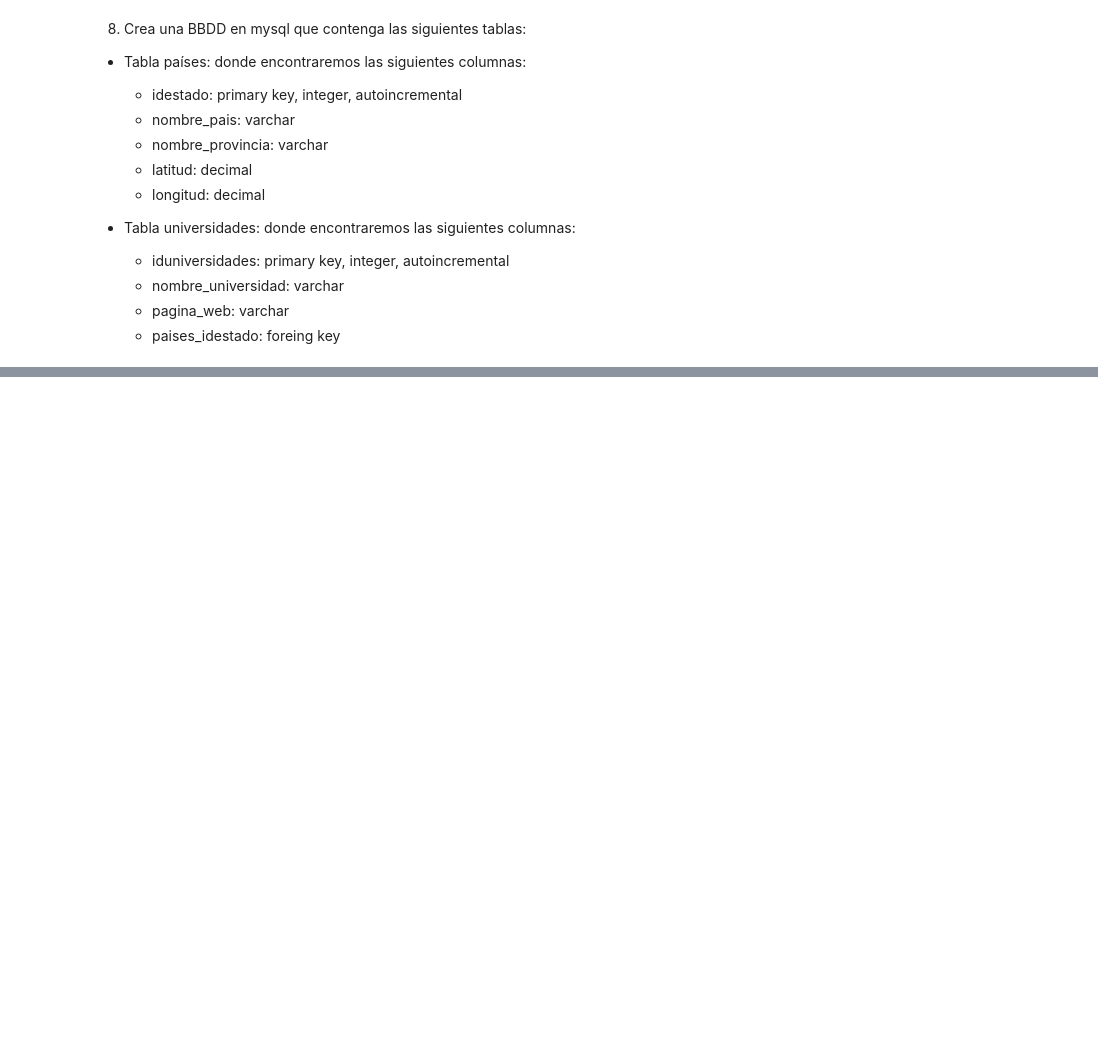
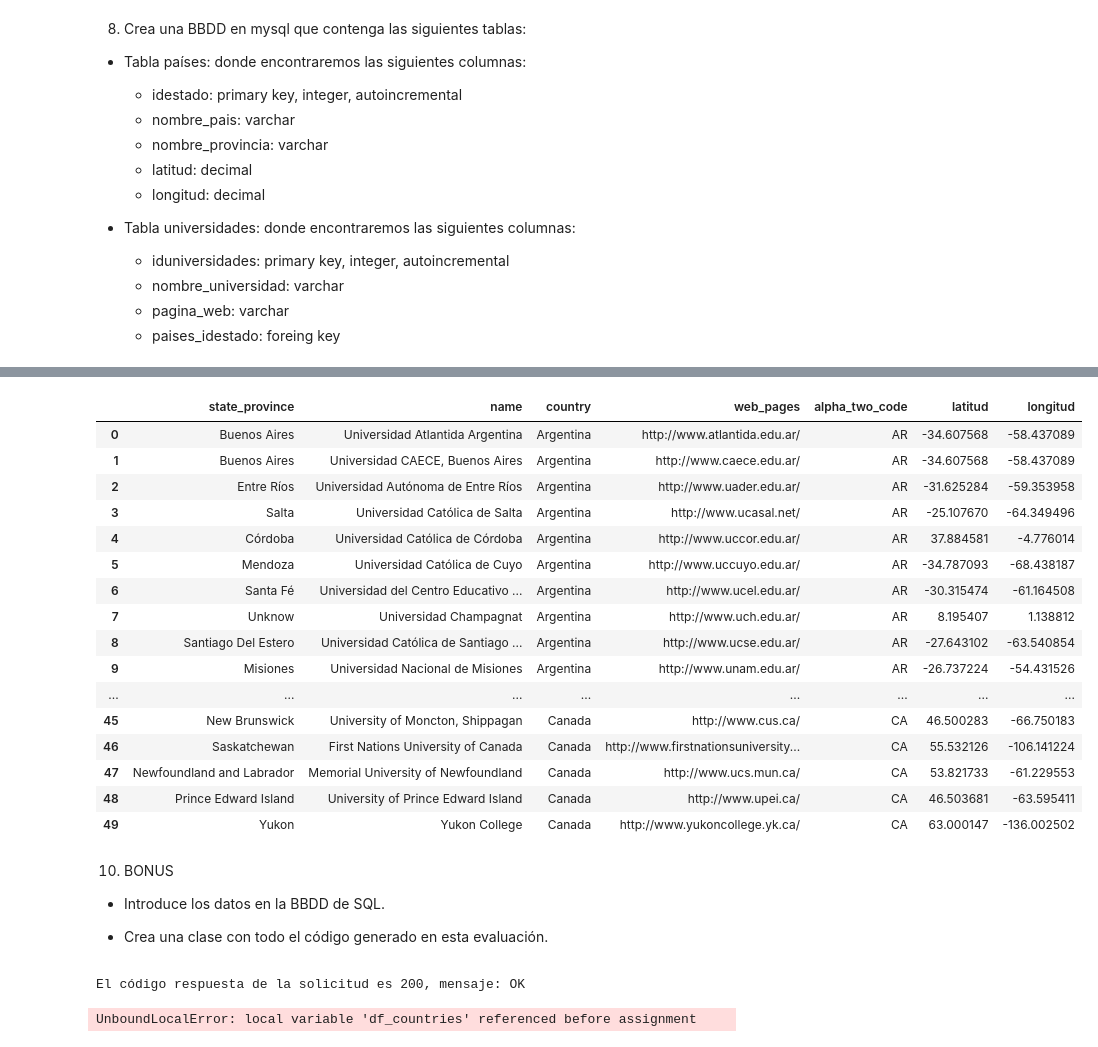
Before and after one commit to Adalab/DA-promoD-mod2-sprint2-Estibaliz, a Jupyter notebook: notebooks/evaluacion2-modulo2.ipynb, the cells around one changed output, grey strips where cells are left out. Saved outputs shown, nothing was run; the diff lists cells and outputs as text; code cells hidden in the pictures; blank space fills up the shorter version.

```diff
--- a/evaluacion2-modulo2.ipynb
+++ b/notebooks/evaluacion2-modulo2.ipynb
@@ -432,0 +617,6 @@ Una vez que tengáis los datos del ejercicio anterior en un dataframe, unidlo co
+# %%
+def explotar(df, columna):
+        df = df.explode(columna)
+        return df
+# %%
+df_unificado = explotar(df_unificado, 'web_pages')
@@ -432,0 +640,59 @@ Una vez que tengáis los datos del ejercicio anterior en un dataframe, unidlo co
+# %%
+def mapa(df, columna, diccionario):
+
+    df[columna] = df[columna].map(diccionario, na_action="ignore")
+
+    provincias = list(df[columna].unique())
+    latitud = []
+    longitud = []
+
+    for i in provincias:
+                geolocator = Nominatim(user_agent= 'Esti')
+                location = geolocator.geocode(i)
+                latitud.append(location.latitude)
+                longitud.append(location.longitude)
+
+    diccionario_datos = {'state_province':provincias, 'latitud':latitud, 'longitud':longitud}
+    df_coordenadas = pd.DataFrame(diccionario_datos)
+
+    df_unificado = df.merge(df_coordenadas, how='inner')
+
+    return df_unificado
+# %%
+dicc4 = {'Buenos Aires':'Buenos Aires', 'Ciudad Autónoma de Buenos Aires':'Buenos Aires',
+       'Entre Ríos':'Entre Ríos', 'Salta':'Salta', 'Córdoba':'Córdoba', 'Mendoza':'Mendoza',
+       'Santa Fé':'Santa Fé', 'Santiago Del Estero':'Santiago Del Estero','Misiones':'Misiones',
+       'Catamarca':'Catamarca', 'Formosa':'Formosa', 'Jujuy':'Jujuy','La Rioja':'La Rioja', 'La Pampa':'La Pampa',
+       'San Juan':'San Juan', 'San Luis':'San Luis', 'Tucumán':'Tucumán', 'Unknow': 'Unknow',
+       'Pennsylvania':'Pennsylvania', 'NV':'Nevada', 'Iowa':'Iowa', 'VA': 'Virginia', 'TX':'Texas', 'Colorado':'Colorado',
+       'IN': 'Indianapolis', 'CA':'California', 'South Carolina':'South Carolina', 'Washington':'Washington', 'NY': 'New York', 'Texas':'Texas',
+       'ND': 'North Dakota','MI':'Michigan', 'Ohio':'Ohio', 'Florida':'Florida', 'California':'California', 'North Carolina':'North Carolina',
+       'Michigan':'Michigan', 'GA': 'Georgia', 'New York, NY':'New York', 'Quebec':'Quebec', 'Ontario':'Ontario', 'Nova Scotia':'Nova Scotia',
+       'British Columbia':'British Columbia', 'Alberta':'Alberta', 'Manitoba':'Manitoba', 'New Brunswick':'New Brunswick',
+       'Saskatchewan':'Saskatchewan', 'Newfoundland and Labrador':'Newfoundland and Labrador', 'Prince Edward Island':'Prince Edward Island', 'Yukon':'Yukon'}
+# %%
+mapa(df_unificado, 'state_province', dicc4)
+# %% [output]
+|  | state_province | name | country | web_pages | alpha_two_code | latitud | longitud |
+| 0 | Buenos Aires | Universidad Atlantida Argentina | Argentina | http://www.atlantida.edu.ar/ | AR | -34.607568 | -58.437089 |
+| 1 | Buenos Aires | Universidad CAECE, Buenos Aires | Argentina | http://www.caece.edu.ar/ | AR | -34.607568 | -58.437089 |
+| 2 | Entre Ríos | Universidad Autónoma de Entre Ríos | Argentina | http://www.uader.edu.ar/ | AR | -31.625284 | -59.353958 |
+| 3 | Salta | Universidad Católica de Salta | Argentina | http://www.ucasal.net/ | AR | -25.107670 | -64.349496 |
+| 4 | Córdoba | Universidad Católica de Córdoba | Argentina | http://www.uccor.edu.ar/ | AR | 37.884581 | -4.776014 |
+| 5 | Mendoza | Universidad Católica de Cuyo | Argentina | http://www.uccuyo.edu.ar/ | AR | -34.787093 | -68.438187 |
+| 6 | Santa Fé | Universidad del Centro Educativo ... | Argentina | http://www.ucel.edu.ar/ | AR | -30.315474 | -61.164508 |
+| 7 | Unknow | Universidad Champagnat | Argentina | http://www.uch.edu.ar/ | AR | 8.195407 | 1.138812 |
+| 8 | Santiago Del Estero | Universidad Católica de Santiago ... | Argentina | http://www.ucse.edu.ar/ | AR | -27.643102 | -63.540854 |
+| 9 | Misiones | Universidad Nacional de Misiones | Argentina | http://www.unam.edu.ar/ | AR | -26.737224 | -54.431526 |
+| ... | ... | ... | ... | ... | ... | ... | ... |
+| 45 | New Brunswick | University of Moncton, Shippagan | Canada | http://www.cus.ca/ | CA | 46.500283 | -66.750183 |
+| 46 | Saskatchewan | First Nations University of Canada | Canada | http://www.firstnationsuniversity... | CA | 55.532126 | -106.141224 |
+| 47 | Newfoundland and Labrador | Memorial University of Newfoundland | Canada | http://www.ucs.mun.ca/ | CA | 53.821733 | -61.229553 |
+| 48 | Prince Edward Island | University of Prince Edward Island | Canada | http://www.upei.ca/ | CA | 46.503681 | -63.595411 |
+| 49 | Yukon | Yukon College | Canada | http://www.yukoncollege.yk.ca/ | CA | 63.000147 | -136.002502 |
+# %% [markdown]
+10. BONUS
+
+- Introduce los datos en la BBDD de SQL.
+
+- Crea una clase con todo el código generado en esta evaluación.
@@ -432,0 +779,5 @@ Una vez que tengáis los datos del ejercicio anterior en un dataframe, unidlo co
+# %%
+clase.llamada_api1()
+# %% [output]
+El código respuesta de la solicitud es 200, mensaje: OK
+UnboundLocalError: local variable 'df_countries' referenced before assignment
```
Also changed, not shown: parts of 47 cells of this notebook, 1 other file.
